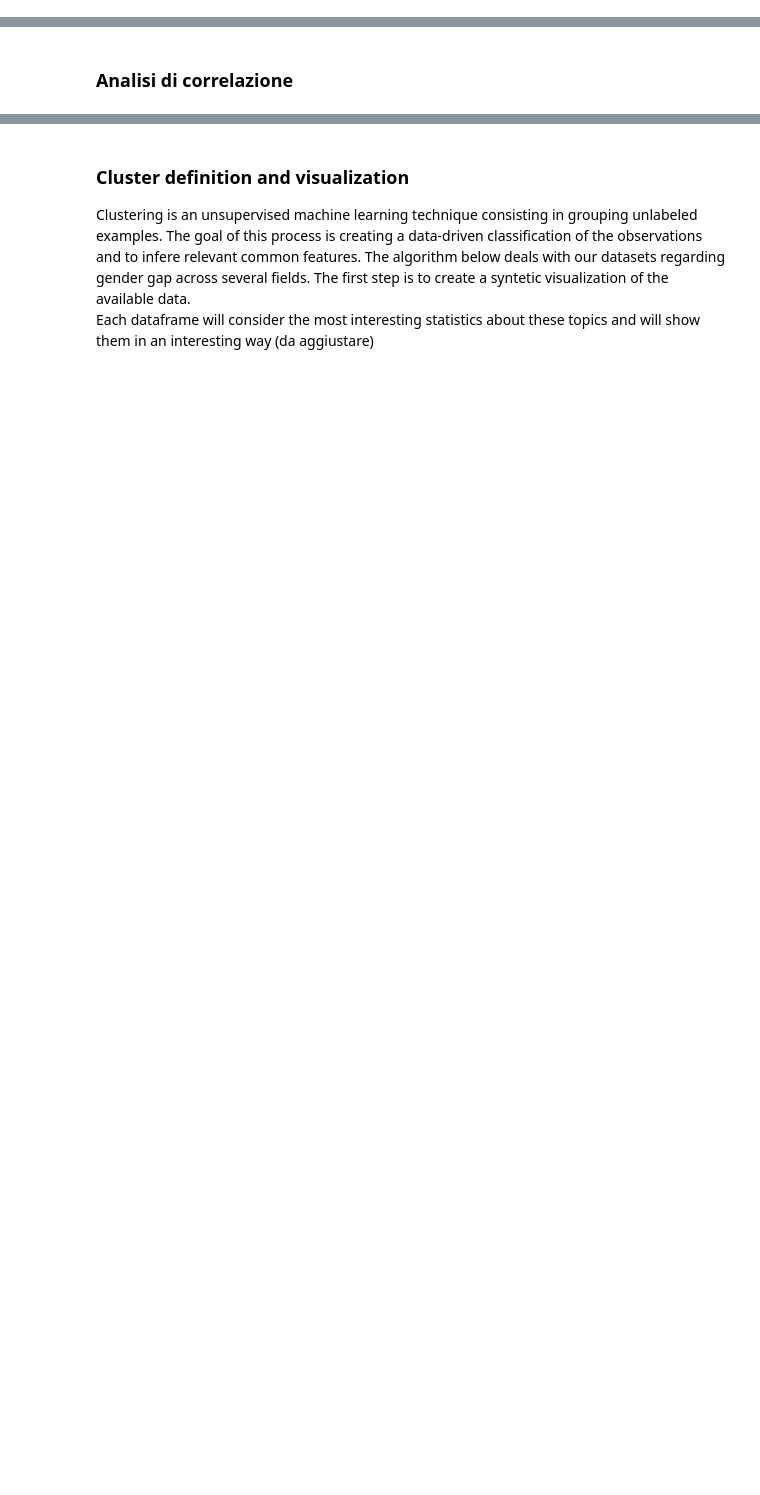
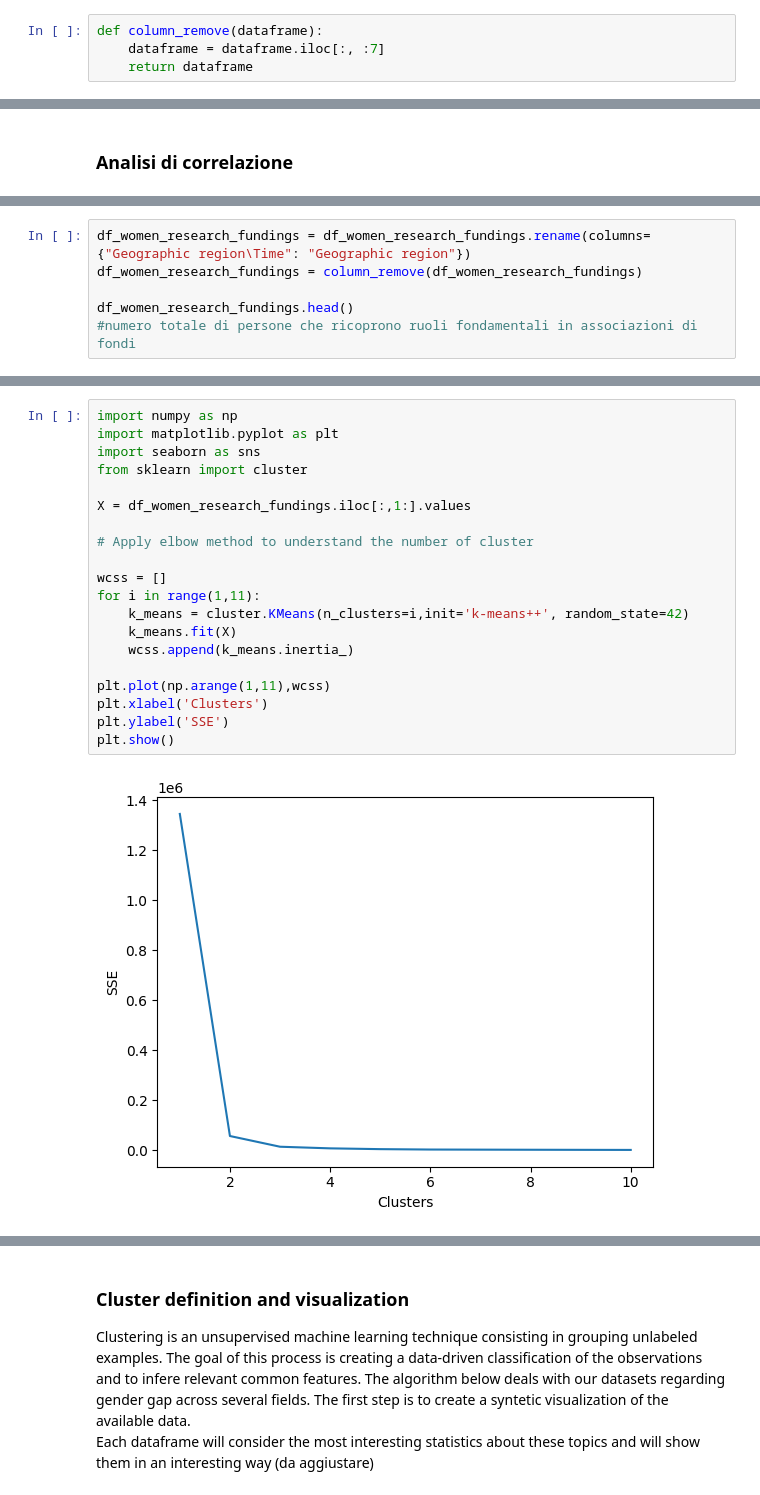
Before and after one commit to alicepicco333/wipEU, a Jupyter notebook: technical_analysis/cluster.ipynb, the cells around one changed output, grey strips where cells are left out. Drawn from its saved outputs; the diff is of its cells as text; blank space fills up the shorter version.

```diff
--- a/technical_analysis/cluster.ipynb
+++ b/technical_analysis/cluster.ipynb
@@ -19,6 +19,10 @@ Considerazioni:
 - Converrebbe ridurre il numero di dataset e circoscriverli tramite la selezione di tematiche che possono essere accostate con un senso, una prima proposta è quella che ho fatto qui di sotto.
 - Per l'inferenza, la predizione e l'ottenimento di conclusioni rilevani bisogna che i dataset siano ben fatti (anche se non ben calssificati in quanto il compito di algoritmi ML di sorta è quello di occuparsi anche di dati non classificati).
 - Scegliere quindi 4-6 dataset rilevanti al taglio definitivo che vogliamo dare al progetto e partire da li con le dovute analisi
+# %%
+def column_remove(dataframe):
+    dataframe = dataframe.iloc[:, :7]
+    return dataframe
 # %%
 import openpyxl
 import csv
@@ -115,0 +101,6 @@ df_public_adm_total.head()
+# %%
+df_women_research_fundings = df_women_research_fundings.rename(columns={"Geographic region\Time": "Geographic region"})
+df_women_research_fundings = column_remove(df_women_research_fundings)
+
+df_women_research_fundings.head()
+#numero totale di persone che ricoprono ruoli fondamentali in associazioni di fondi
@@ -115,0 +129,22 @@ df_public_adm_total.head()
+# %%
+import numpy as np
+import matplotlib.pyplot as plt
+import seaborn as sns
+from sklearn import cluster
+
+X = df_women_research_fundings.iloc[:,1:].values
+
+# Apply elbow method to understand the number of cluster
+
+wcss = []
+for i in range(1,11):
+    k_means = cluster.KMeans(n_clusters=i,init='k-means++', random_state=42)
+    k_means.fit(X)
+    wcss.append(k_means.inertia_)
+
+plt.plot(np.arange(1,11),wcss)
+plt.xlabel('Clusters')
+plt.ylabel('SSE')
+plt.show()
+# %% [output]
+[figure, added]
```
Also changed, not shown: parts of 10 cells of this notebook.
